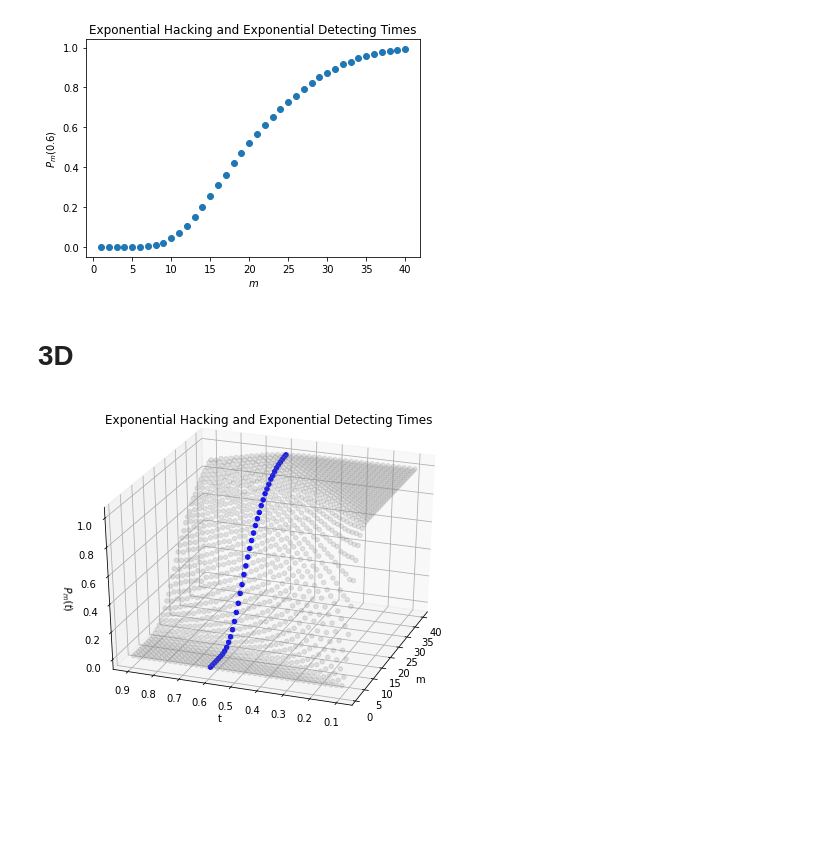
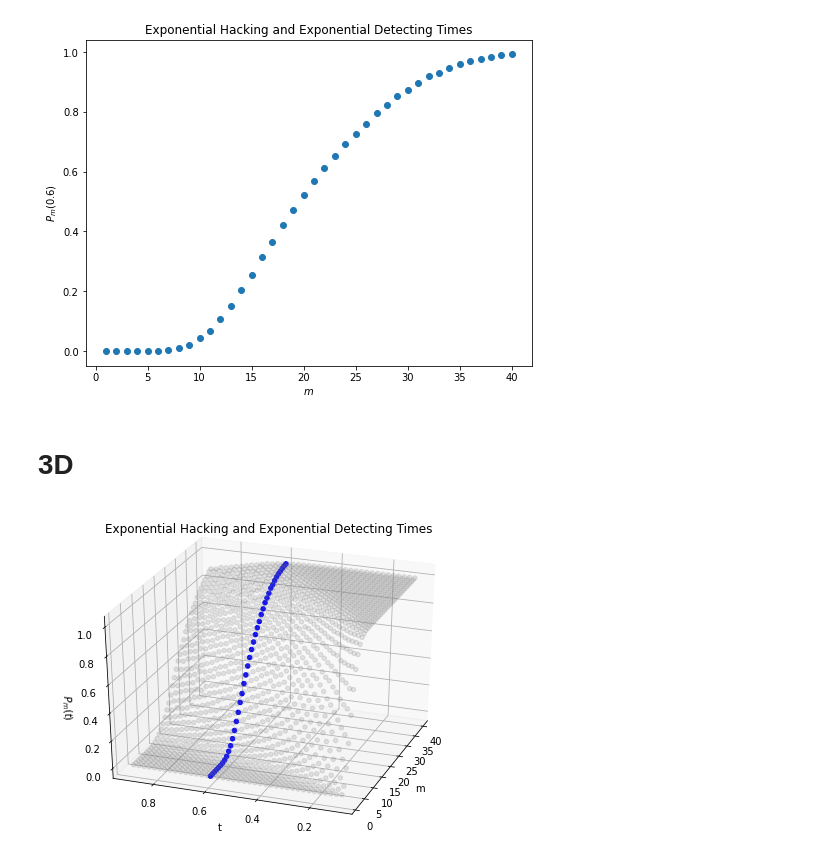
Before and after one commit to xuxiufeng/Blockchain_Simulations, a Jupyter notebook: Probability_Exp_and_Exp.ipynb, the cells around one changed output. Saved outputs shown, nothing was run; the diff lists cells and outputs as text; code cells hidden in the pictures; blank space fills up the shorter version.

```diff
--- a/Probability_Exp_and_Exp.ipynb
+++ b/Probability_Exp_and_Exp.ipynb
@@ -27,16 +27,17 @@ def P_mt1(t, m, eta, alpha, N=50000):
 # %%
 m = 40
 eta = 0.02
 alpha = 0.3
 t_cross_section = 0.6
 P_mt = P_mt1(t_cross_section, range(1, m+1), eta, alpha)
+fig = plt.figure(figsize=(8, 6))
 plt.scatter(range(1, m+1), P_mt)
 plt.xlabel(r'$m$')
 plt.ylabel(r'$P_m(0.6)$')
 plt.title('Exponential Hacking and Exponential Detecting Times')
 plt.show()
 # %% [output]
-[figure, old version]
+[figure, new version]
 # %% [markdown]
 # 3D
 # %%
@@ -68,10 +69,11 @@ ax = plt.axes(projection='3d')
 ax.scatter3D(m_axis, t_axis, P_axis, alpha=0.2, c='grey')
 ax.scatter3D(m, np.repeat(t_cross_section, len(m)), P_mt, alpha=1, c='blue')
 ax.view_init(30, 200)
+ax.set_yticks(np.linspace(0, 1, 6))
 ax.set_xlabel('m')
 ax.set_ylabel('t')
 ax.set_zlabel(r'$P_m(t)$')
 ax.set_title('Exponential Hacking and Exponential Detecting Times')
 plt.show()
 # %% [output]
-[figure, old version]
+[figure, new version]
```
